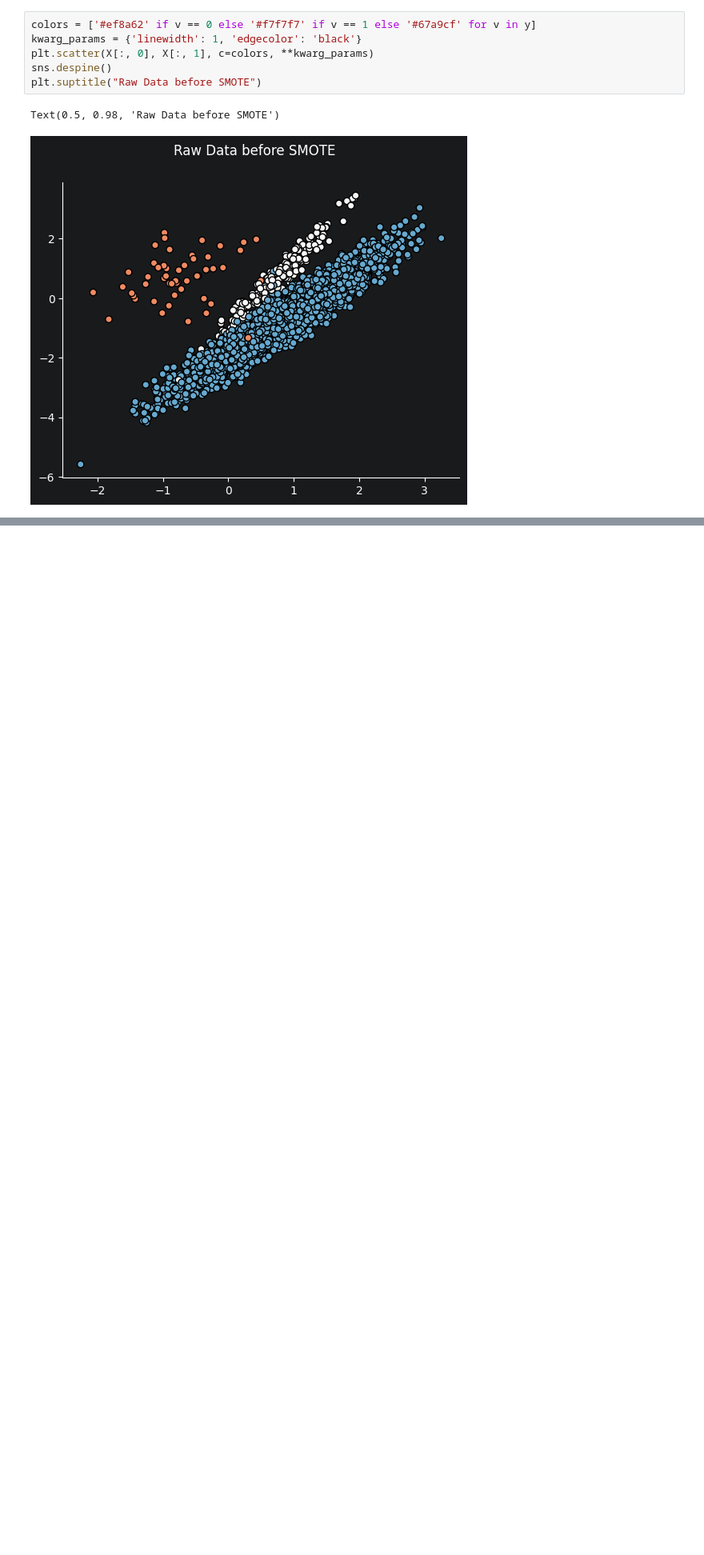
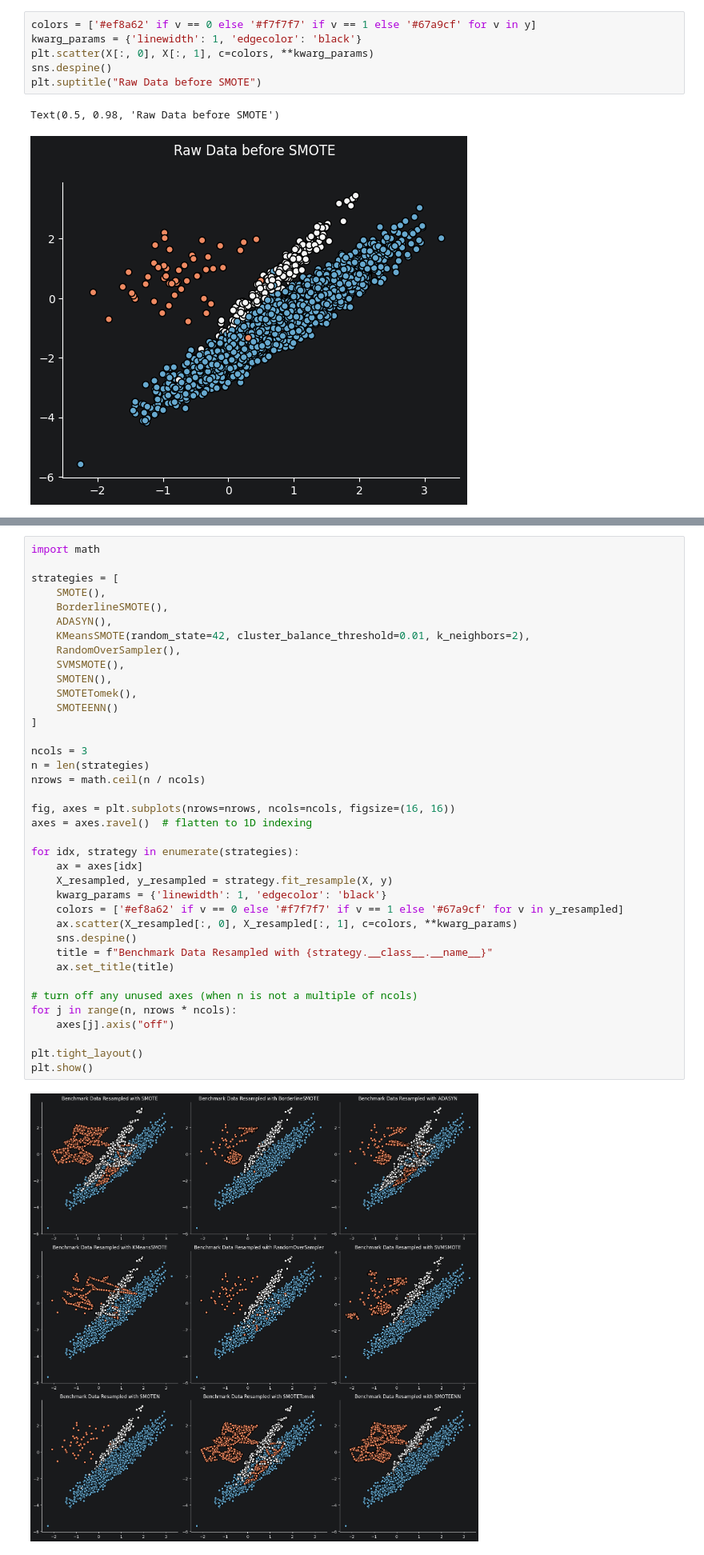
Before and after one commit to KevinShindel/MachineLearning, a Jupyter notebook: Imbalanced Data Learning/Oversampling Technique.ipynb, the cells around one changed output, grey strips where cells are left out. Shown at 80% size. Drawn from its saved outputs; the diff is of its cells as text; blank space fills up the shorter version.

```diff
--- a/Imbalanced Data Learning/Oversampling Technique.ipynb
+++ b/Imbalanced Data Learning/Oversampling Technique.ipynb
@@ -61,0 +22,40 @@ plt.show()
+# %%
+import math
+
+strategies = [
+    SMOTE(),
+    BorderlineSMOTE(),
+    ADASYN(),
+    KMeansSMOTE(random_state=42, cluster_balance_threshold=0.01, k_neighbors=2),
+    RandomOverSampler(),
+    SVMSMOTE(),
+    SMOTEN(),
+    SMOTETomek(),
+    SMOTEENN()
+]
+
+ncols = 3
+n = len(strategies)
+nrows = math.ceil(n / ncols)
+
+fig, axes = plt.subplots(nrows=nrows, ncols=ncols, figsize=(16, 16))
+axes = axes.ravel()  # flatten to 1D indexing
+
+for idx, strategy in enumerate(strategies):
+    ax = axes[idx]
+    X_resampled, y_resampled = strategy.fit_resample(X, y)
+    kwarg_params = {'linewidth': 1, 'edgecolor': 'black'}
+    colors = ['#ef8a62' if v == 0 else '#f7f7f7' if v == 1 else '#67a9cf' for v in y_resampled]
+    ax.scatter(X_resampled[:, 0], X_resampled[:, 1], c=colors, **kwarg_params)
+    sns.despine()
+    title = f"Benchmark Data Resampled with {strategy.__class__.__name__}"
+    ax.set_title(title)
+
+# turn off any unused axes (when n is not a multiple of ncols)
+for j in range(n, nrows * ncols):
+    axes[j].axis("off")
+
+plt.tight_layout()
+plt.show()
+# %% [output]
+[figure, added]
```
Also changed, not shown: parts of 1 cell of this notebook, 3 other files.
